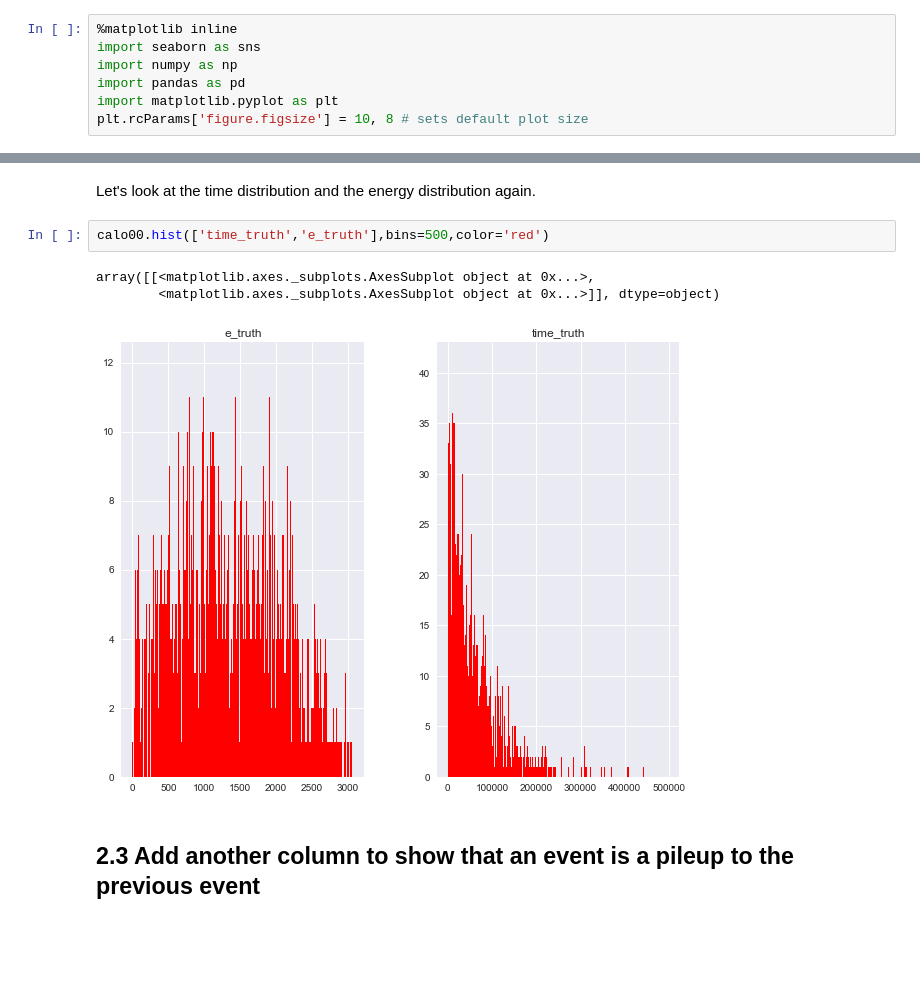
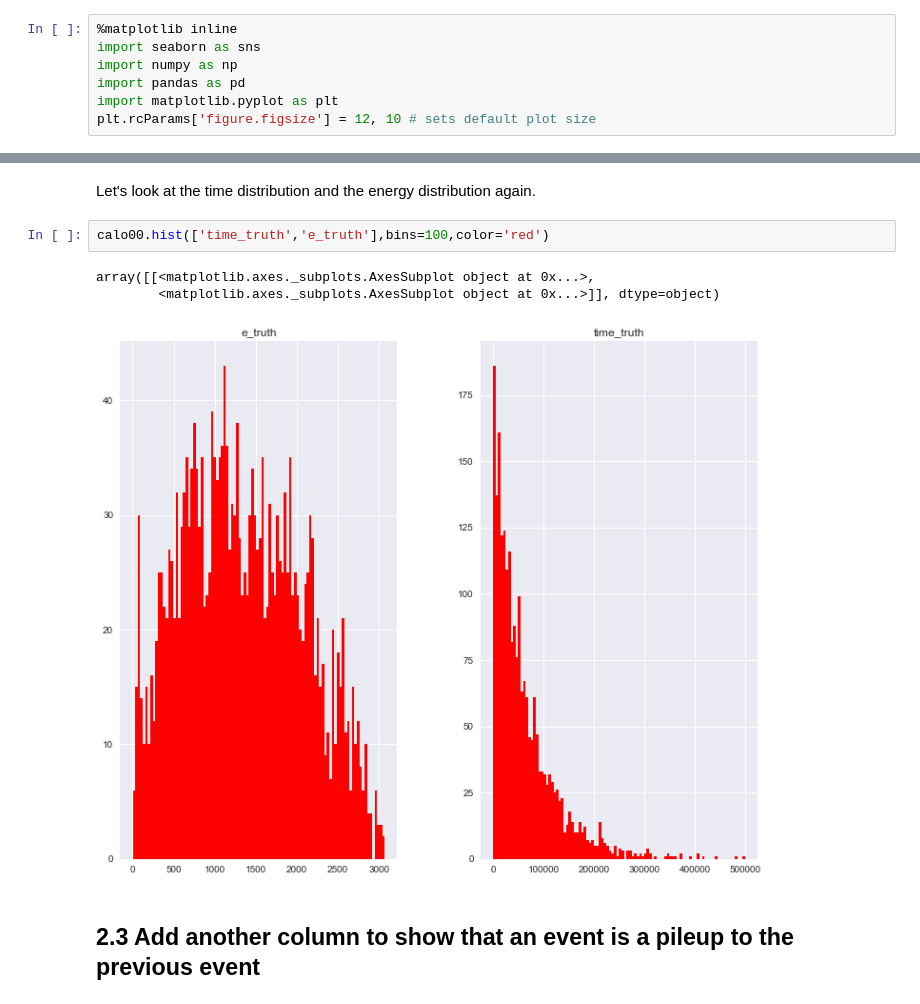
Before and after one commit to kimsiang/MuonG2, a Jupyter notebook: pileup/PileupStudy.ipynb, the cells around one changed output, grey strips where cells are left out. Cells and saved outputs as stored; diff of their text form; blank space fills up the shorter version.

```diff
--- a/pileup/PileupStudy.ipynb
+++ b/pileup/PileupStudy.ipynb
@@ -54,7 +54,7 @@ import seaborn as sns
 import numpy as np
 import pandas as pd
 import matplotlib.pyplot as plt
-plt.rcParams['figure.figsize'] = 10, 8 # sets default plot size
+plt.rcParams['figure.figsize'] = 12, 10 # sets default plot size
 # %% [markdown]
 ## 2.1 Here we migrate our data from ROOT TTree to pandas's DataFrame.
 # %%
@@ -145,11 +139,11 @@ calo00.head(10)
 # %% [markdown]
 Let's look at the time distribution and the energy distribution again.
 # %%
-calo00.hist(['time_truth','e_truth'],bins=500,color='red')
+calo00.hist(['time_truth','e_truth'],bins=100,color='red')
 # %% [output]
 array([[<matplotlib.axes._subplots.AxesSubplot object at 0x...>,
         <matplotlib.axes._subplots.AxesSubplot object at 0x...>]], dtype=object)
-[figure, old version]
+[figure, new version]
 # %% [markdown]
 ## 2.3 Add another column to show that an event is a pileup to the previous event
 # %%
```
Also changed, not shown: parts of 5 cells of this notebook.
